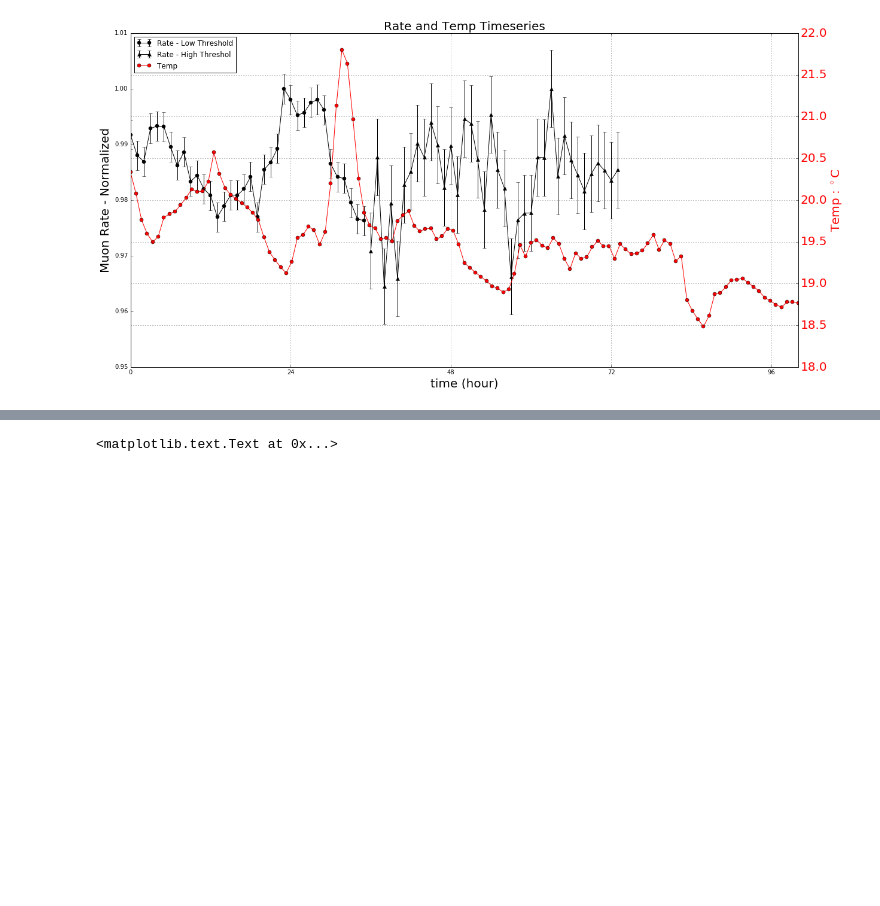
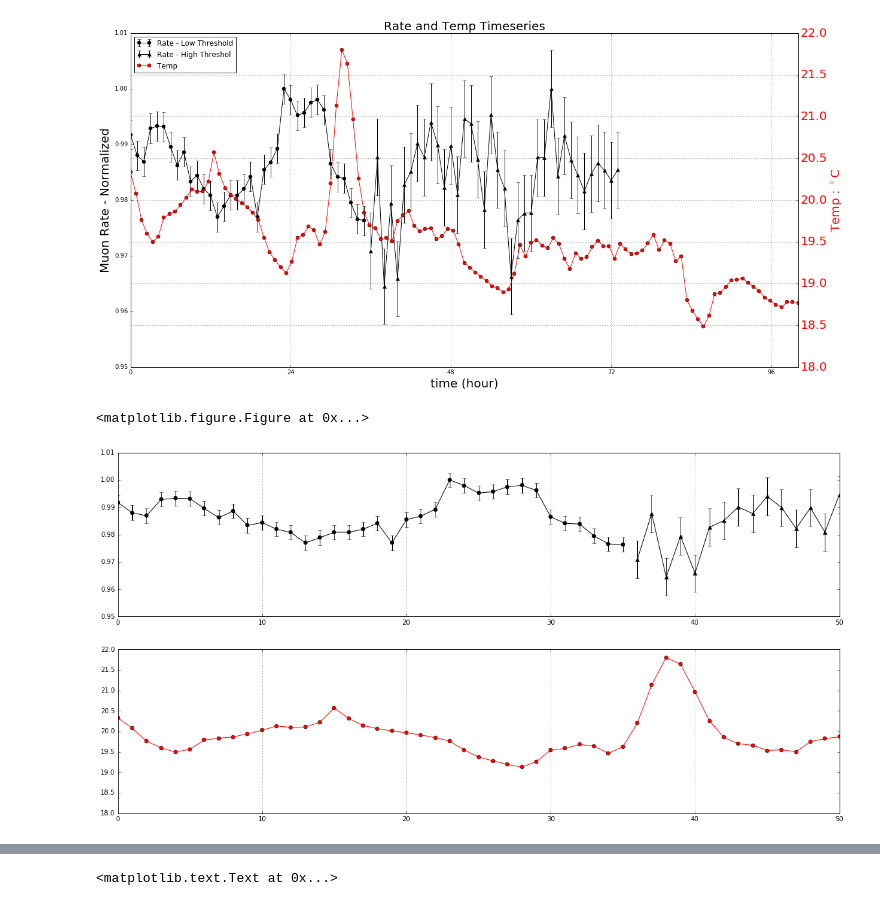
Before and after one commit to ianhi/Phys314, a Jupyter notebook: Muon/Muon_Final_Rate.ipynb, the cells around one changed output, grey strips where cells are left out. Drawn from its saved outputs; the diff is of its cells as text; code cells hidden in the pictures; blank space fills up the shorter version.

```diff
--- a/Muon/Muon_Final_Rate.ipynb
+++ b/Muon/Muon_Final_Rate.ipynb
@@ -335,16 +268,19 @@ plt.show()
 # %%
 plt.subplots_adjust(hspace=0,wspace=0.)
 plt.figure(figsize=(20,10))
 ax1=plt.subplot(211)
 ax1.errorbar(hour_time,cor_counts, fmt='k-o',yerr=yerr1,label="Rate - Low Threshold")
 ax1.errorbar(hour_time_8+36,cor_counts_8, fmt='k^-',yerr=yerr8,label="Rate - High Threshold")
 ax1.xaxis.grid()
 ax2=plt.subplot(212,sharex=ax1)
-ax2.plot(total_hour, total_temp, 'r-o',label='Temp')
+ax2.plot(total_hours, total_temp, 'r-o',label='Temp')
 ax2.set_xlim([0,50])
 ax2.xaxis.grid()
 
 plt.show()
+# %% [output]
+<matplotlib.figure.Figure at 0x...>
+[figure, added]
 # %%
 plt.figure(figsize=(20,10))
 plt.errorbar(hour_time,cor_counts, fmt='k-o',yerr=yerr1,label="Rate - Low Threshold")
```
Also changed, not shown: parts of 18 cells of this notebook, 7 other files.
